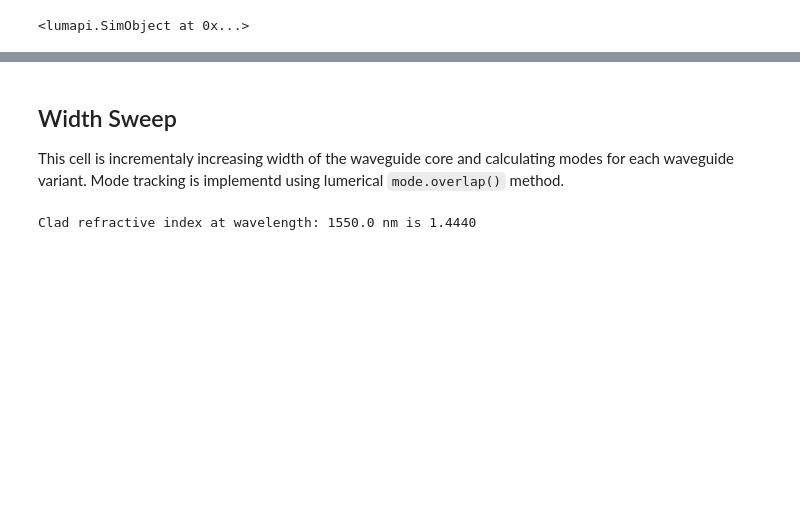
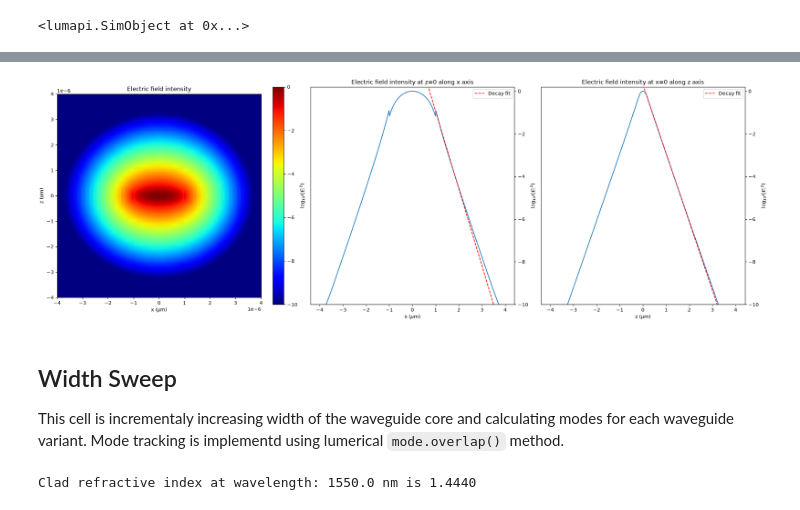
Before and after one commit to Jatsekku/photoNix, a Jupyter notebook: workspace/examples/lumerical/jupyter/stripWaveguide_widthSweep.ipynb, the cells around one changed output, grey strips where cells are left out. Saved outputs shown, nothing was run; the diff lists cells and outputs as text; code cells hidden in the pictures; blank space fills up the shorter version.

```diff
--- a/workspace/examples/lumerical/jupyter/stripWaveguide_widthSweep.ipynb
+++ b/workspace/examples/lumerical/jupyter/stripWaveguide_widthSweep.ipynb
@@ -78,3 +253,97 @@ mode.addmesh(
+# %%
+# Initial simulation
+
+mode_solver.findmodes()
+
+E = mode_solver.getresult("FDE::data::mode1", "E")
+Ex, Ey, Ez = [np.squeeze(E["E"][..., i]) for i in range(3)]
+x, z = np.squeeze(E["x"]), np.squeeze(E["z"])
+
+decay = px.get_field_decay(Ex, Ey, Ez, margin=3)
+confinement = px.get_field_confinement(Ex, Ey, Ez, x=x, z=z, radius=initial_core_width)
+
+xmin = initial_core_width/2
+xmax = (initial_fde_width/2)*0.75
+slope_xp, intercept_xp = px.get_decay_slope(
+    Ex, Ey, Ez,
+    x=x,
+    amin=xmin,
+    amax=xmax,
+)
+
+zmin = core_thickness/2
+zmax = (initial_fde_height/2)*0.75
+slope_zp, intercept_zp = px.get_decay_slope(
+    Ex, Ey, Ez,
+    z=z,
+    amin=zmin,
+    amax=zmax,
+)
+
+fig, (ax1, ax2, ax3) = plt.subplots(1, 3, figsize=(21, 7), constrained_layout=True)
+
+# Efield
+px.plot_field(
+    Ex, Ey, Ez,
+    x=x, z=z,
+    vmin=-10, vmax=0,
+    ax=ax1
+)
+ax1.set_title('Electric field intensity')
+
+# X decay
+Eslice_x = px.get_field_intensisty_slice(
+    Ex, Ey, Ez,
+    x=x,
+    scale="log"
+)
+ax2.plot(x*1e6, Eslice_x)
+ax2.set_title('Electric field intensity at z=0 along x axis')
+ax2.set_xlabel(r'x ($\mu$m)')
+ax2.set_ylabel(r'$\log_{10}(|E|^2)$')
+ax2.yaxis.tick_right()
+ax2.yaxis.set_label_position("right")
+ax2.set_ylim(-10, 0.2)
+
+# X Decay fit
+y = slope_xp * x + intercept_xp
+ax2.plot(
+    x*1e6, y,
+    color='red',
+    linestyle='--',
+    linewidth=1.5,
+    label=f'Decay fit'
+)
+ax2.legend(loc='upper right')
+
+# Z decay
+Eslice_z = px.get_field_intensisty_slice(
+    Ex, Ey, Ez,
+    z=z,
+    scale="log"
+)
+ax3.plot(z*1e6, Eslice_z)
+ax3.set_title('Electric field intensity at x=0 along z axis')
+ax3.set_xlabel(r'z ($\mu$m)')
+ax3.set_ylabel(r'$\log_{10}(|E|^2)$')
+ax3.yaxis.tick_right()
+ax3.yaxis.set_label_position("right")
+ax3.set_ylim(-10, 0.2)
+
+# Z Decay fit
+y = slope_zp * z + intercept_zp
+ax3.plot(
+    z*1e6, y,
+    color='red',
+    linestyle='--',
+    linewidth=1.5,
+    label=f'Decay fit'
+)
+ax3.legend(loc='upper right')
+
+plt.show()
+# %% [output]
+[figure, added]
 # %% [markdown]
 ## Width Sweep
 
```
Also changed, not shown: parts of 23 cells of this notebook, 1 other file.
